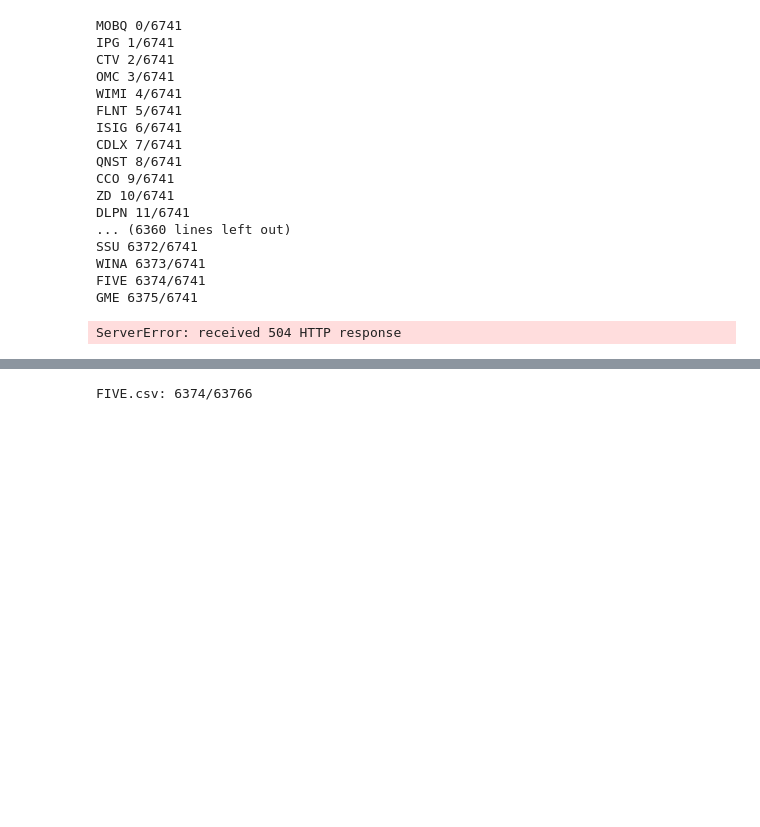
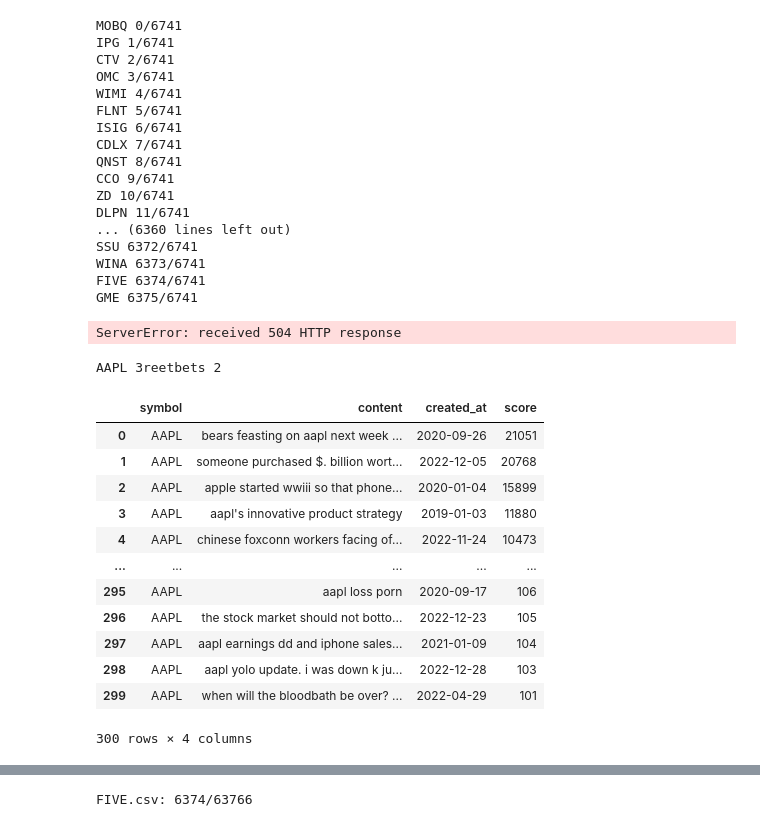
Before and after one commit to Fetyukovitch/SMA, a Jupyter notebook: notebooks/social_media_data.ipynb, the cells around one changed output, grey strips where cells are left out. Saved outputs shown, nothing was run; the diff lists cells and outputs as text; code cells hidden in the pictures; blank space fills up the shorter version.

```diff
--- a/notebooks/social_media_data.ipynb
+++ b/notebooks/social_media_data.ipynb
@@ -43,6 +43,7 @@ for tweet in tweets:
 import praw
 from datetime import datetime, timedelta
 import os
+import pandas as pd
 # Configura las credenciales de la API de Reddit
 client_id = os.environ['RD_CLIENT_ID']
 client_secret = os.environ['RD_CLIENT_SECRET']
@@ -61,6 +62,8 @@ reddit = praw.Reddit(
 
 # Especifica el subreddit que deseas acceder
 subreddit_name = 'wallstreetbets'
+subreddit_name = 'stocks'
+subreddit_name = 'aapl+wallstreetbets+stocks+all'
 
 # Obtiene los títulos de los posts del subreddit
 subreddit = reddit.subreddit(subreddit_name)
@@ -127,0 +152,31 @@ ServerError: received 504 HTTP response
+# %%
+result = pd.DataFrame()
+i = 0
+for subreddit in ['stockmarket', 'all', 'wallstreetbets', 'AAPL']:
+    print(f'{subreddit} {i}', end='\r', )
+    partial = get_subreddit_by_name(subreddit, 'AAPL')
+    result = pd.concat([result, partial])
+    i += 1
+
+#result.to_csv('../raw_data/reddit_AAPL_msr.csv', index=None)
+# %% [output]
+AAPL 3reetbets 2
+# %%
+# GME 6375/6741
+result = result.drop_duplicates('content').sort_values('score', ascending=False).reset_index()
+result = result[result.score > 100][['symbol', 'content', 'created_at', 'score']]
+result
+# %% [output]
+|  | symbol | content | created_at | score |
+| 0 | AAPL | bears feasting on aapl next week ... | 2020-09-26 | 21051 |
+| 1 | AAPL | someone purchased $. billion wort... | 2022-12-05 | 20768 |
+| 2 | AAPL | apple started wwiii so that phone... | 2020-01-04 | 15899 |
+| 3 | AAPL | aapl's innovative product strategy | 2019-01-03 | 11880 |
+| 4 | AAPL | chinese foxconn workers facing of... | 2022-11-24 | 10473 |
+| ... | ... | ... | ... | ... |
+| 295 | AAPL | aapl loss porn | 2020-09-17 | 106 |
+| 296 | AAPL | the stock market should not botto... | 2022-12-23 | 105 |
+| 297 | AAPL | aapl earnings dd and iphone sales... | 2021-01-09 | 104 |
+| 298 | AAPL | aapl yolo update. i was down k ju... | 2022-12-28 | 103 |
+| 299 | AAPL | when will the bloodbath be over? ... | 2022-04-29 | 101 |
+300 rows × 4 columns
```
Also changed, not shown: parts of 9 cells of this notebook, 1 other file.
